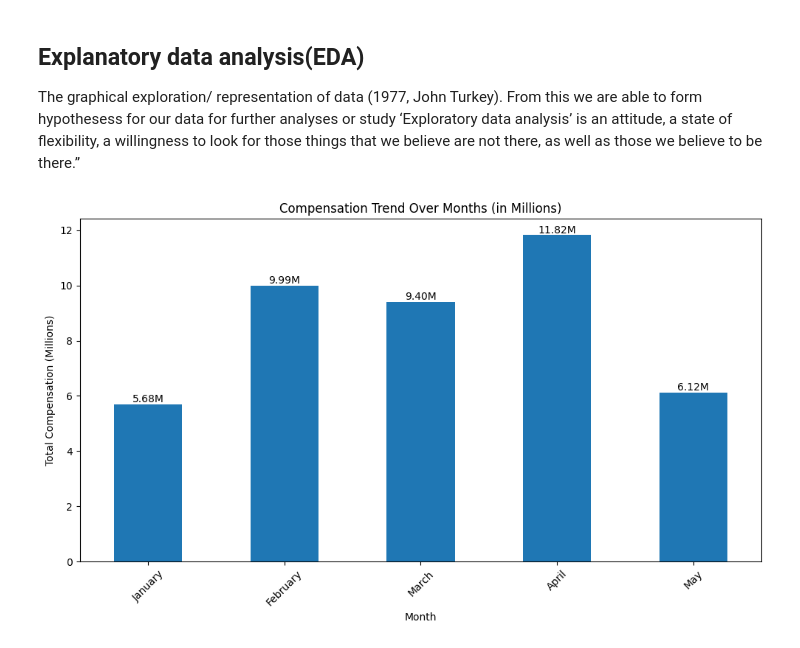
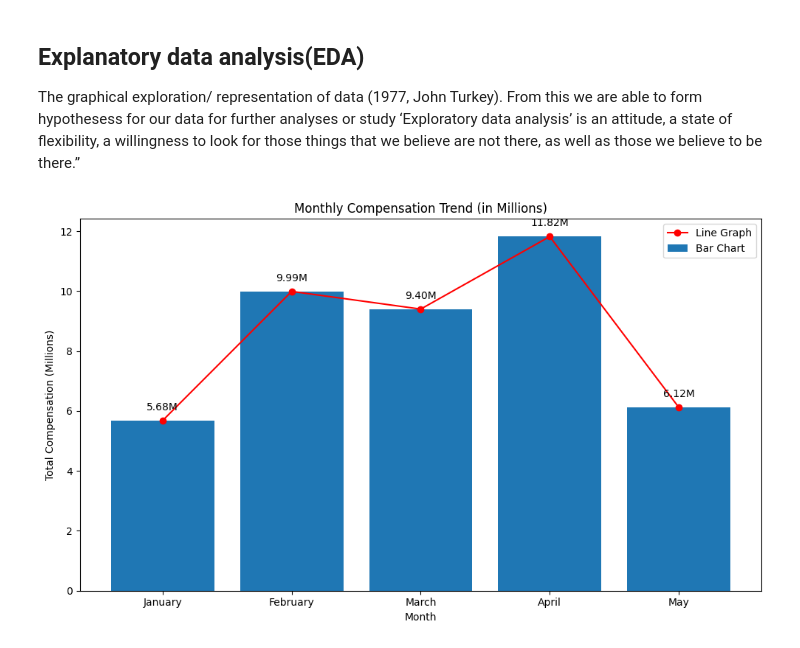
Before and after one commit to stevejj4/Data-Cleaning, a Jupyter notebook: SUN_Report.ipynb, the cells around one changed output. Saved outputs shown, nothing was run; the diff lists cells and outputs as text; code cells hidden in the pictures.

Commit message:
Introduced both Line and bar graph for more clarity

```diff
--- a/SUN_Report.ipynb
+++ b/SUN_Report.ipynb
@@ -126,30 +126,39 @@ The graphical exploration/ representation of data (1977, John Turkey). From this
 # %%
 import matplotlib.pyplot as plt
 
 # Group the data by month and calculate the total compensation for each month
 monthly_compensation = df.groupby('Month')['Compensation'].sum()
 
 # Ensure months are in the correct order (January to May)
 month_order = ['January', 'February', 'March', 'April', 'May']
 monthly_compensation = monthly_compensation.reindex(month_order)
 
 # Convert compensation to millions
 monthly_compensation_millions = monthly_compensation / 1_000_000
 
-# Create a bar chart to visualize the trend
-plt.figure(figsize=(10, 6))  # Adjust figure size as needed
-ax = monthly_compensation_millions.plot(kind='bar')
-plt.title('Compensation Trend Over Months (in Millions)')
-plt.xlabel('Month')
-plt.ylabel('Total Compensation (Millions)')
-plt.xticks(rotation=45)  # Rotate x-axis labels for better readability
+# Create a figure and axes
+fig, ax = plt.subplots(figsize=(10, 6))
 
-# Add labels above each bar with 'M' to indicate millions
-for p in ax.patches:
-    ax.annotate(f'{p.get_height():.2f}M', (p.get_x() + p.get_width() / 2., p.get_height()),
-                ha='center', va='center', fontsize=10, xytext=(0, 5), textcoords='offset points')
+# Plot the bar chart
+ax.bar(monthly_compensation_millions.index, monthly_compensation_millions.values, label='Bar Chart')
 
-plt.tight_layout()  # Adjust layout to prevent labels from overlapping
+# Plot the line graph
+ax.plot(monthly_compensation_millions.index, monthly_compensation_millions.values, marker='o', color='red', label='Line Graph')
+
+# Set the title and labels
+ax.set_title('Monthly Compensation Trend (in Millions)')
+ax.set_xlabel('Month')
+ax.set_ylabel('Total Compensation (Millions)')
+
+# Add labels above each bar/point with 'M' to indicate millions
+for x, y in zip(monthly_compensation_millions.index, monthly_compensation_millions.values):
+    ax.annotate(f'{y:.2f}M', (x, y), textcoords="offset points", xytext=(0,10), ha='center')
+
+# Add a legend
+ax.legend()
+
+# Show the plot
+plt.tight_layout()
 plt.show()
 # %% [output]
-[figure, old version]
+[figure, new version]
```
